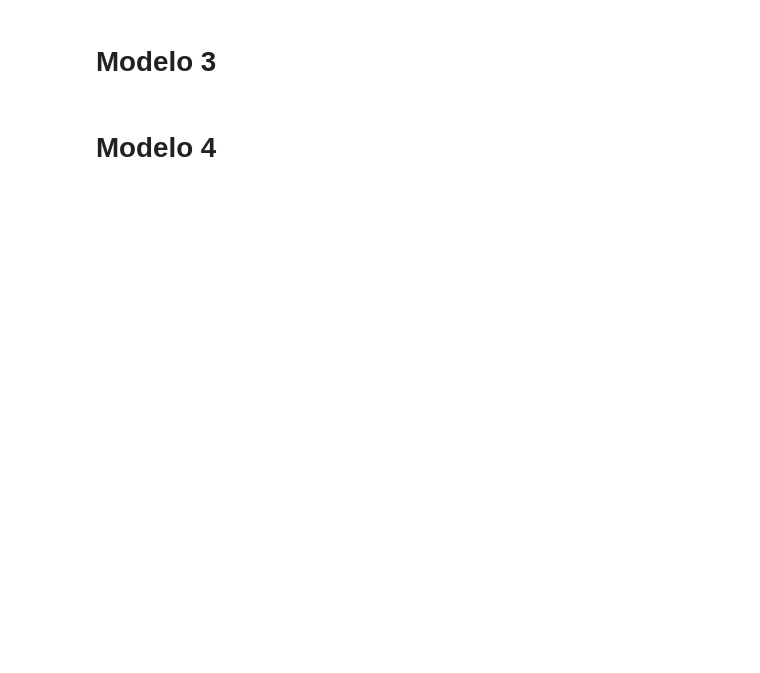
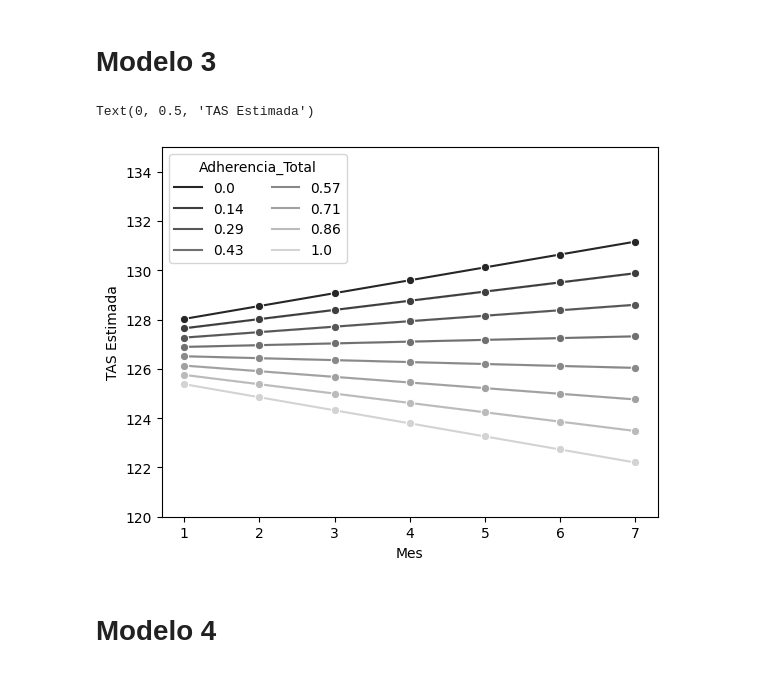
Before and after one commit to ecometto94/Tesis, a Jupyter notebook: Sintaxis/Análisis Inferencial_R.ipynb, the cells around one changed output. Saved outputs shown, nothing was run; the diff lists cells and outputs as text; code cells hidden in the pictures; blank space fills up the shorter version.

```diff
--- a/Sintaxis/Análisis Inferencial_R.ipynb
+++ b/Sintaxis/Análisis Inferencial_R.ipynb
@@ -136,11 +260,26 @@ with open("../Tesina/Mio/tables/modelo_2.tex", "w") as f:
 # Modelo 3
 # %%
 formula = ro.Formula("TAS ~ Sexo + Edad + Adherencia_Total + Mes + Mes:Adherencia_Total")
-random_formula = ro.Formula("~ 1 + Mes | idPaciente")
-modelo_3 = nlme.lme(formula, random=random_formula, data=tesis, method="ML")
+modelo_3 = nlme.lme(formula, random=random_formula, data=tesis, method="ML", corr=nlme.corAR1())
 # %%
 with open("../Tesina/Mio/tables/modelo_3.tex", "w") as f:
     f.write(model_to_latex(modelo_3))
+# %%
+sample_df["Estimated_modelo_3"] = get_predictions(modelo_3, sample_df)
+
+sns.lineplot(
+    x=sample_df["Mes"],
+    y=sample_df["Estimated_modelo_3"],
+    hue=sample_df["Adherencia_Total"].round(2),
+    marker="o",
+    palette=sns.color_palette("dark:lightgrey", n_colors=sample_df["Adherencia_Total"].nunique())
+)
+plt.ylim(YLIM)
+plt.legend(ncol=2, title="Adherencia_Total")
+plt.ylabel("TAS Estimada")
+# %% [output]
+Text(0, 0.5, 'TAS Estimada')
+[figure, added]
 # %% [markdown]
 # Modelo 4
 # %%
```
Also changed, not shown: parts of 17 cells of this notebook, 7 other files.
